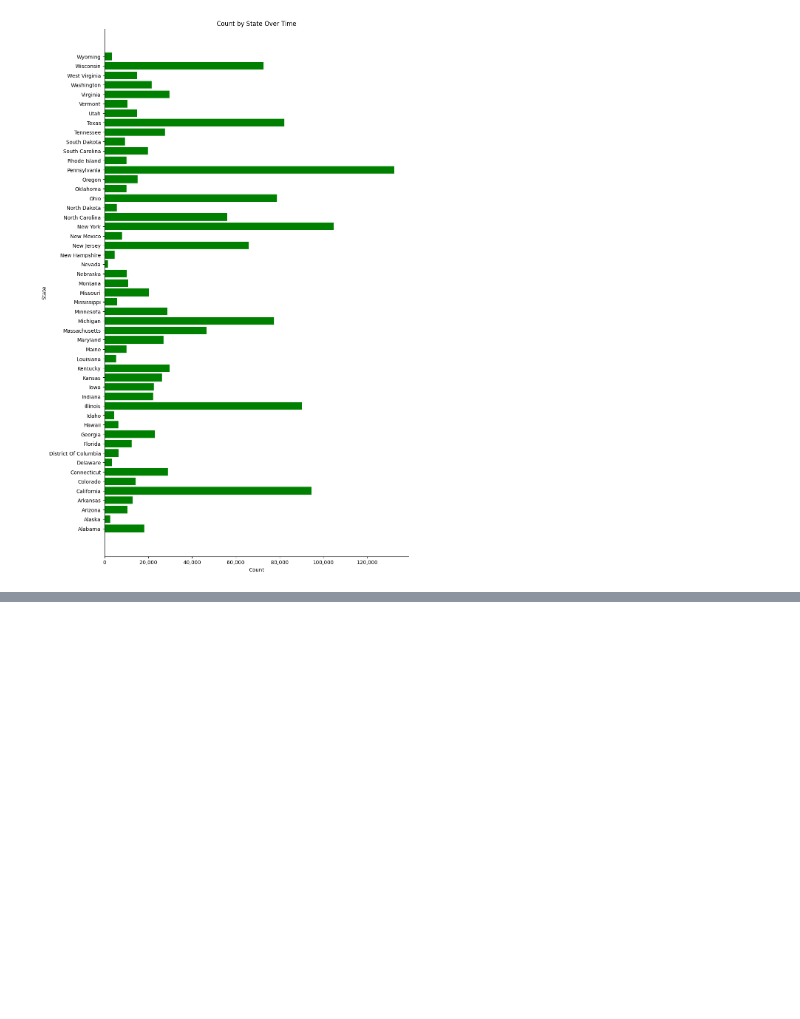
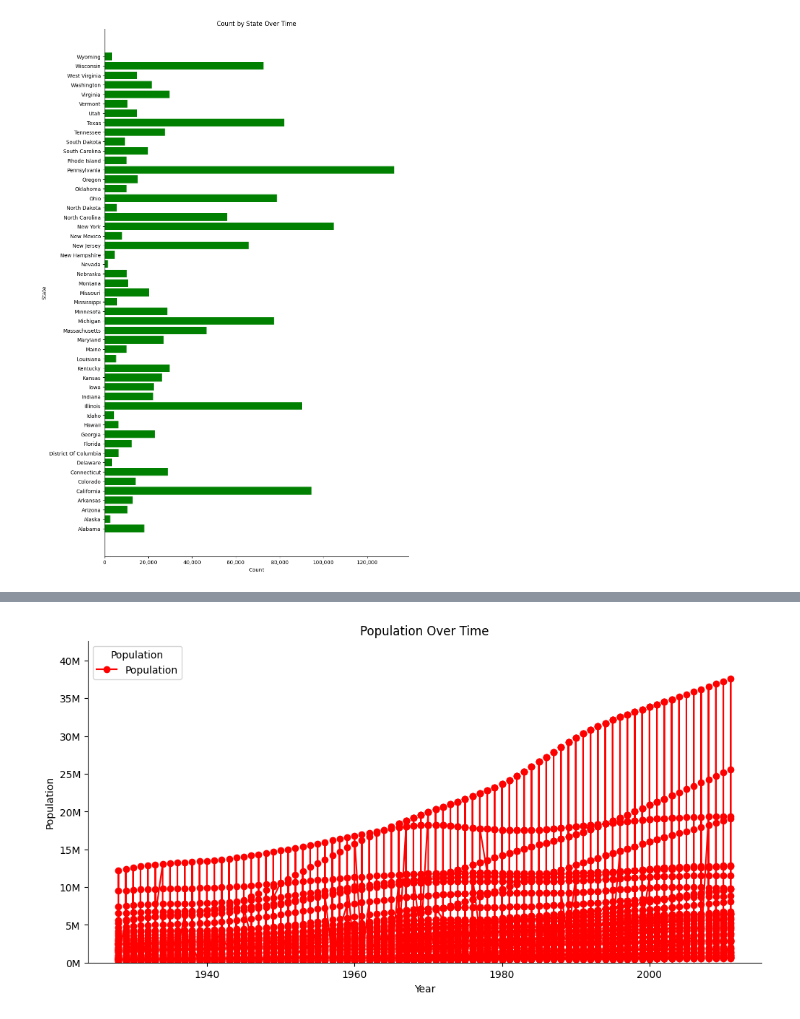
Before and after one commit to zbegum2/Data110, a Jupyter notebook: Project_1.ipynb, the cells around one changed output, grey strips where cells are left out. Cells and saved outputs as stored; diff of their text form; code cells hidden in the pictures; blank space fills up the shorter version.

```diff
--- a/Project_1.ipynb
+++ b/Project_1.ipynb
@@ -345,3 +193,41 @@ plt.show()
+# %%
+from matplotlib import pyplot as plt
+import seaborn as sns
+import matplotlib.ticker as ticker
+
+def _plot_series(series):
+    xs = series['year']
+    ys = series['population']
+
+    # Create a line plot in red color
+    plt.plot(xs, ys, color='red', marker='o', linestyle='-')  # Add markers for clarity
+
+fig, ax = plt.subplots(figsize=(10, 5.2), layout='constrained')
+df_sorted = df_filtered.sort_values('year', ascending=True)  # Use filtered DataFrame
+
+# Plot the entire filtered dataset as one series
+_plot_series(df_sorted)
+
+# Add a static legend indicating "Population"
+plt.legend(['Population'], title='Population', loc='upper left')
+
+# Set y-axis limits if needed (adjust according to your data)
+ax.set_ylim(bottom=0)  # Set the minimum y value to 0
+ax.set_ylim(top=df_sorted['population'].max() + 5000000)  # Adjust the maximum limit as needed
+
+# Set y-axis ticks to count by 5 million
+ax.yaxis.set_major_locator(ticker.MultipleLocator(5000000))
+
+# Optionally, format y-axis ticks to show values in millions
+ax.yaxis.set_major_formatter(ticker.FuncFormatter(lambda x, _: f'{int(x / 1e6)}M'))
+
+sns.despine(fig=fig, ax=ax)
+plt.xlabel('Year')
+plt.ylabel('Population')
+plt.title('Population Over Time')  # Optional: add a title for clarity
+plt.show()
+# %% [output]
+[figure, added]
 # %%
 from matplotlib import pyplot as plt
 import seaborn as sns
```
Also changed, not shown: parts of 12 cells of this notebook.
